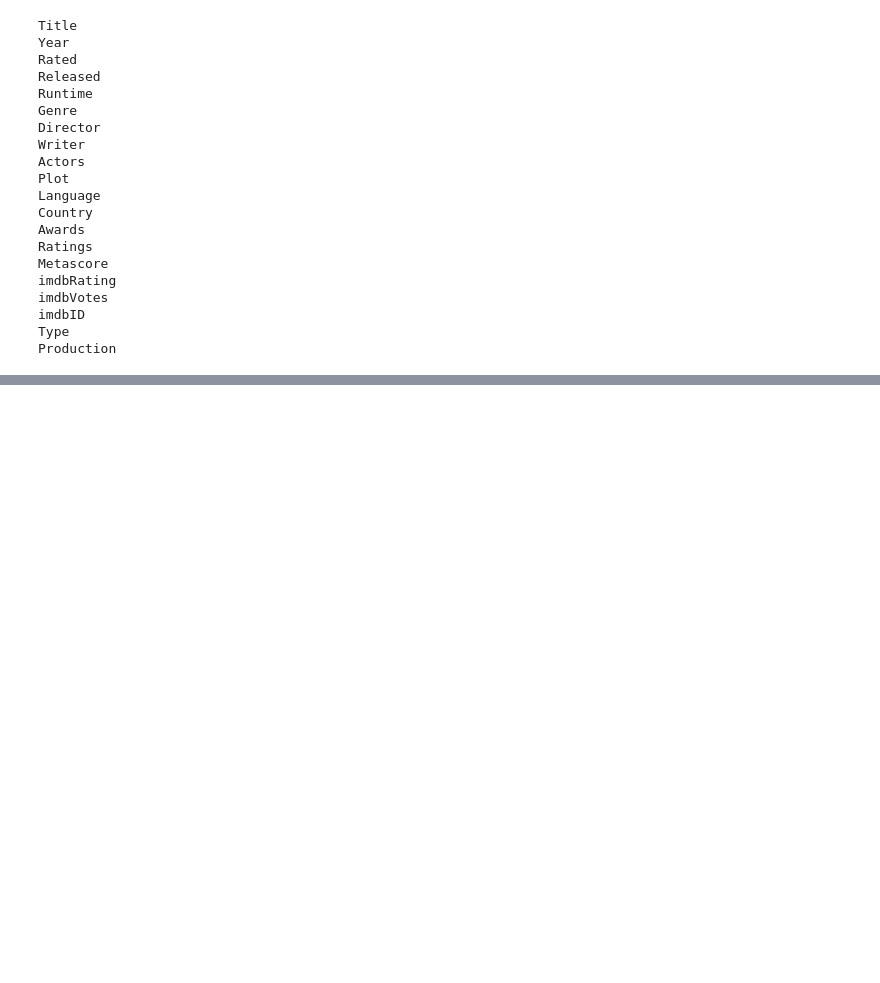
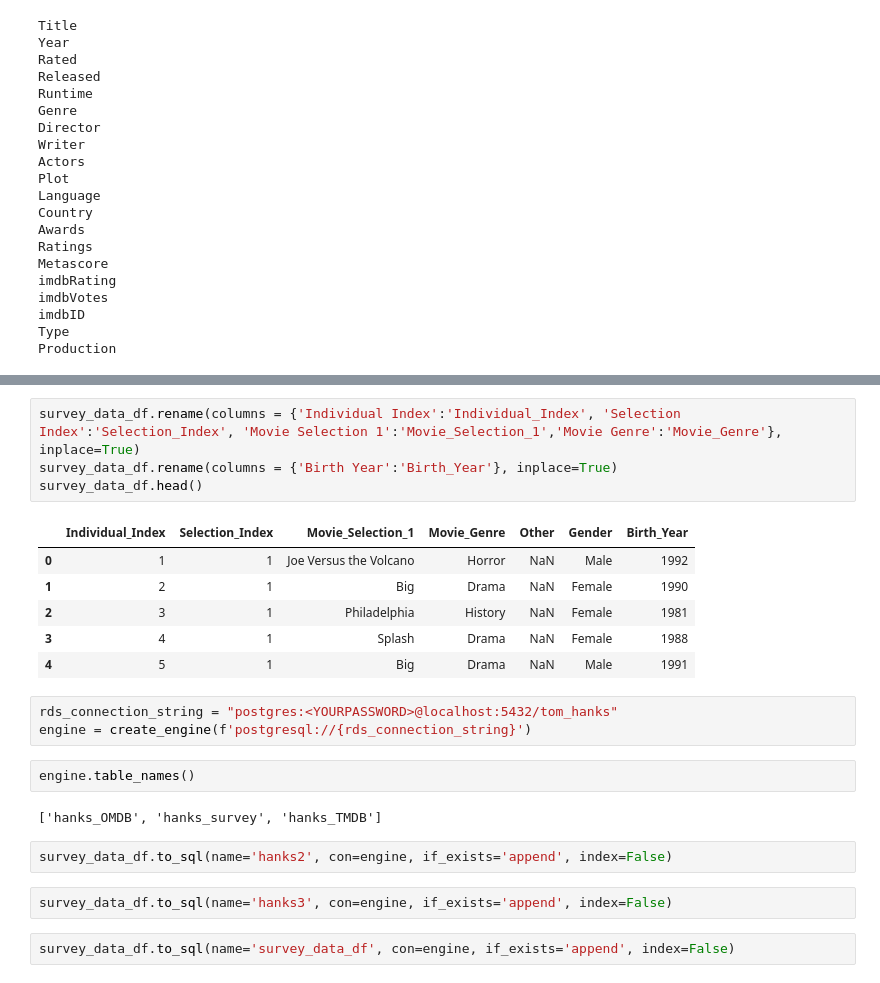
Before and after one commit to chriswecke/ETL_Project_GroupB, a Jupyter notebook: OMDB/ETL_OMDB_API.ipynb, the cells around one changed output, grey strips where cells are left out. Saved outputs shown, nothing was run; the diff lists cells and outputs as text; blank space fills up the shorter version.

```diff
--- a/OMDB/ETL_OMDB_API.ipynb
+++ b/OMDB/ETL_OMDB_API.ipynb
@@ -205,0 +201,24 @@ overview varchar
+# %%
+survey_data_df.rename(columns = {'Individual Index':'Individual_Index', 'Selection Index':'Selection_Index', 'Movie Selection 1':'Movie_Selection_1','Movie Genre':'Movie_Genre'}, inplace=True)
+survey_data_df.rename(columns = {'Birth Year':'Birth_Year'}, inplace=True)
+survey_data_df.head()
+# %% [output]
+|  | Individual_Index | Selection_Index | Movie_Selection_1 | Movie_Genre | Other | Gender | Birth_Year |
+| 0 | 1 | 1 | Joe Versus the Volcano | Horror | NaN | Male | 1992 |
+| 1 | 2 | 1 | Big | Drama | NaN | Female | 1990 |
+| 2 | 3 | 1 | Philadelphia | History | NaN | Female | 1981 |
+| 3 | 4 | 1 | Splash | Drama | NaN | Female | 1988 |
+| 4 | 5 | 1 | Big | Drama | NaN | Male | 1991 |
+# %%
+rds_connection_string = "postgres:<YOURPASSWORD>@localhost:5432/tom_hanks"
+engine = create_engine(f'postgresql://{rds_connection_string}')
+# %%
+engine.table_names()
+# %% [output]
+['hanks_OMDB', 'hanks_survey', 'hanks_TMDB']
+# %%
+survey_data_df.to_sql(name='hanks2', con=engine, if_exists='append', index=False)
+# %%
+survey_data_df.to_sql(name='hanks3', con=engine, if_exists='append', index=False)
+# %%
+survey_data_df.to_sql(name='survey_data_df', con=engine, if_exists='append', index=False)
```
Also changed, not shown: parts of 4 cells of this notebook, 4 other files.
